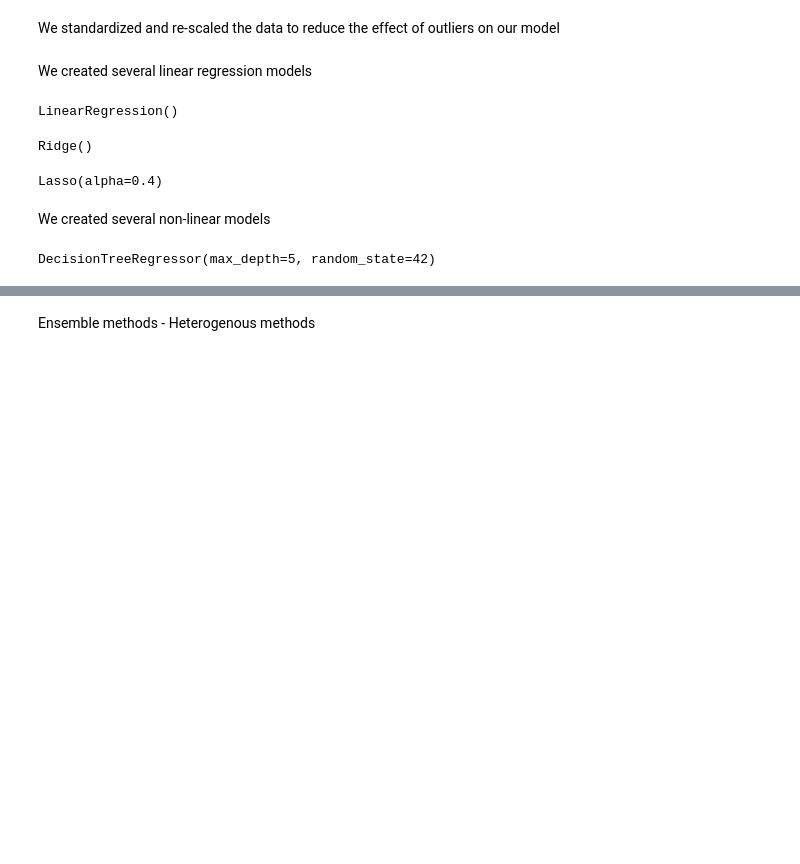
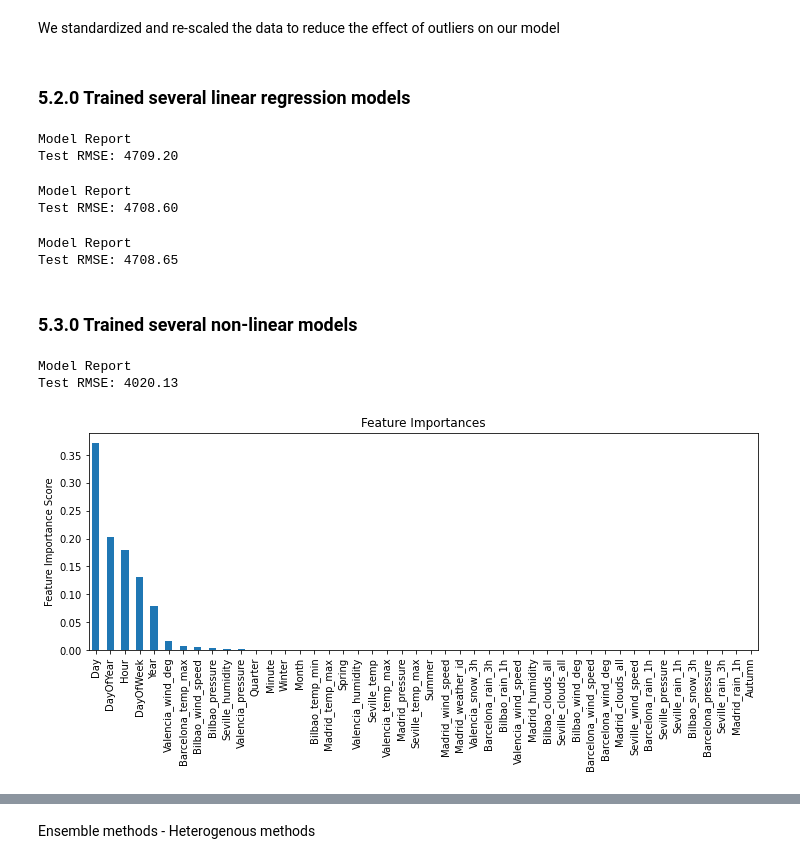
Before and after one commit to softmancho/load-shortfall-regression-predict-api, a Jupyter notebook: Advanced-Regression-Starter-Data/starter-notebook.ipynb, the cells around one changed output, grey strips where cells are left out. Saved outputs shown, nothing was run; the diff lists cells and outputs as text; code cells hidden in the pictures; blank space fills up the shorter version.

Commit message:
the EDA was done as well as feature importance graph added explan the performance of our model

```diff
--- a/Advanced-Regression-Starter-Data/starter-notebook.ipynb
+++ b/Advanced-Regression-Starter-Data/starter-notebook.ipynb
@@ -709,36 +724,42 @@ We standardized and re-scaled the data to reduce the effect of outliers on our m
 # %%
 # Standardize the model to place all columns in the same scale
 scaler = StandardScaler()
-X_train = scaler.fit_transform(X_train)
-X_validation = scaler.fit_transform(X_validation)
+X_train_lm = scaler.fit_transform(X_train)
+X_validation_lm = scaler.transform(X_validation)
 # %%
 X_train = pd.DataFrame(X_train)
 X_validation = pd.DataFrame(X_validation)
 # %%
 # create one or more ML models
 # %% [markdown]
-We created several linear regression models
+###  5.2.0 Trained several linear regression models
 # %%
 lm = LinearRegression()
-lm.fit(X_train, y_train)
+modelfit(lm, X_train_lm , X_validation_lm, y_train, y_validation, performance=True, printFeatureImportance=False )
 # %% [output]
-LinearRegression()
+Model Report
+Test RMSE: 4709.20
 # %%
 ridge = Ridge()
 ridge.fit(X_train, y_train)
+modelfit(ridge, X_train_lm , X_validation_lm, y_train, y_validation, performance=True, printFeatureImportance=False )
 # %% [output]
-Ridge()
+Model Report
+Test RMSE: 4708.60
 # %%
 lasso = Lasso(alpha=0.4)
-lasso.fit(X_train, y_train)
+modelfit(lasso, X_train_lm , X_validation_lm, y_train, y_validation, performance=True, printFeatureImportance=False )
 # %% [output]
-Lasso(alpha=0.4)
+Model Report
+Test RMSE: 4708.65
 # %% [markdown]
-We created several non-linear models
+###  5.3.0  Trained  several non-linear models
 # %%
 # Instantiate regression tree model
 regr_tree = DecisionTreeRegressor(max_depth=5,random_state=42)
-regr_tree.fit(X_train, y_train)
+modelfit(regr_tree, X_train, X_validation, y_train, y_validation, performance=True, printFeatureImportance=True )
 # %% [output]
-DecisionTreeRegressor(max_depth=5, random_state=42)
+Model Report
+Test RMSE: 4020.13
+[figure, added]
 # %%
```
Also changed, not shown: parts of 66 cells of this notebook, 2 other files.
